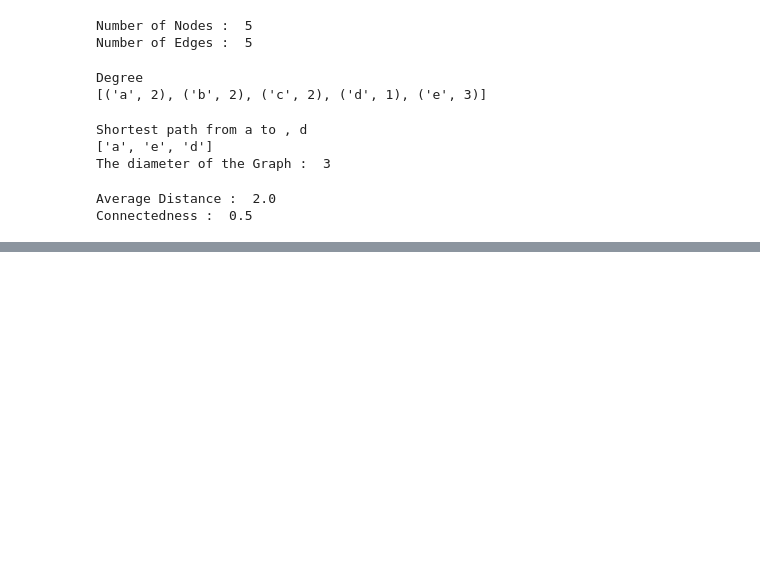
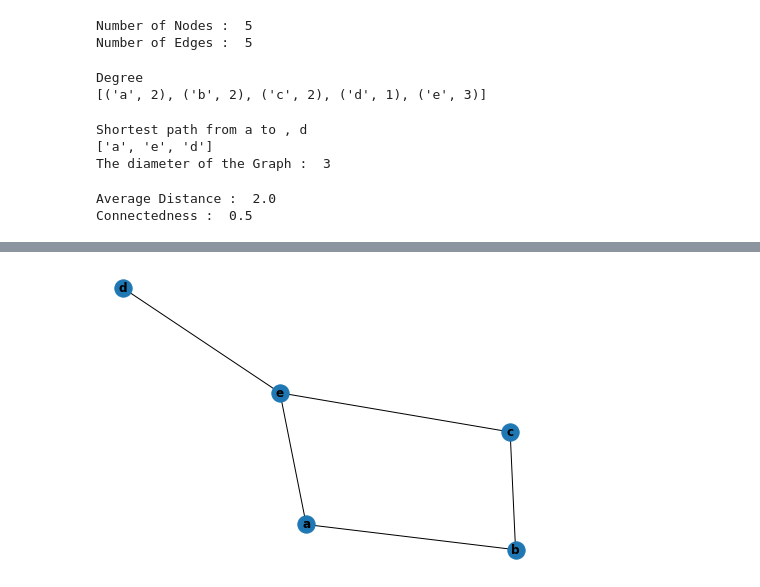
Before and after one commit to fitsumcs/SocialNetLab, a Jupyter notebook: Lab_02/GraphDemo.ipynb, the cells around one changed output, grey strips where cells are left out. Cells and saved outputs as stored; diff of their text form; code cells hidden in the pictures; blank space fills up the shorter version.

Commit message:
Drawing the graph with options

```diff
--- a/Lab_02/GraphDemo.ipynb
+++ b/Lab_02/GraphDemo.ipynb
@@ -61,0 +61,5 @@ NetworkXError: random_state_index is incorrect
+# %%
+#Draw with options
+nx.draw(G, with_labels=True, font_weight='bold')
+# %% [output]
+[figure, added]
```
Also changed, not shown: parts of 2 cells of this notebook.
